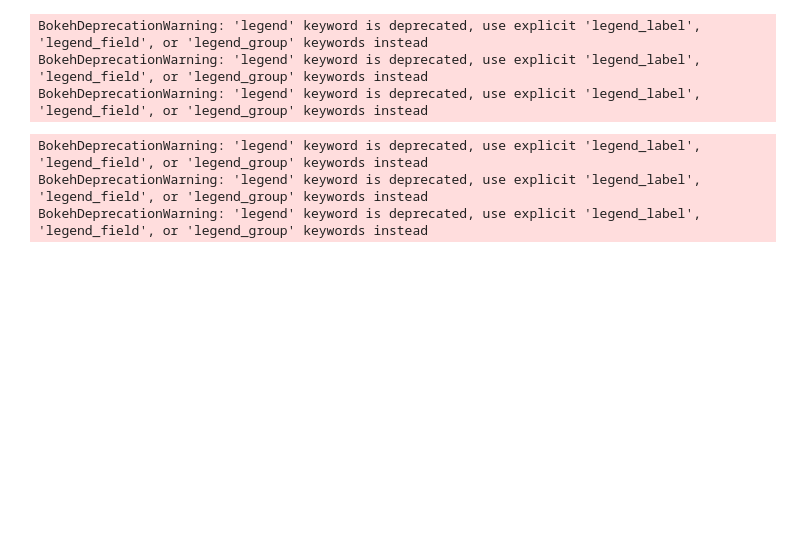
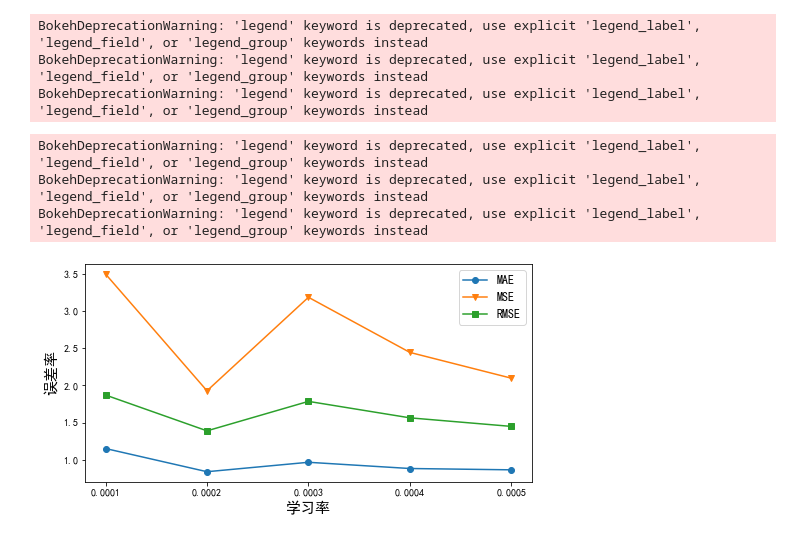
Before and after one commit to Maizehsu/PRP-2021-Summer, a Jupyter notebook: Code_xm/Code/EDA.ipynb, the cells around one changed output. Cells and saved outputs as stored; diff of their text form; code cells hidden in the pictures; blank space fills up the shorter version.

Commit message:
Image added

```diff
--- a/Code_xm/Code/EDA.ipynb
+++ b/Code_xm/Code/EDA.ipynb
@@ -222,3 +216,27 @@ p3 = figure(title="平均速度 vs. 平均加速度", **options,
 p3.circle("aveSpeed", "gridAcc", color=(255,132,23), fill_color=None, source=source);
 p = gridplot([[ p1, p2, p3]], toolbar_location="right");
 show(p);
+# %%
+import pandas as pd
+import numpy as np
+import matplotlib.pyplot as plt
+import seaborn as sns
+plt.rcParams['axes.unicode_minus'] = False
+plt.rcParams['font.sans-serif'] = 'SimHei'
+# data_all = pd.read_csv('D:/Working/SJTU/PRP-2021-Summer/Data/Processed_Data/DATASET-B.csv')
+fig = plt.figure(figsize=(8,4))
+x = [0.0001, 0.0002, 0.0003, 0.0004, 0.0005]
+y1 = [1.1502889394760132, 0.8380084037780762, 0.9650461673736572, 0.8811435699462891, 0.8633585572242737]
+y2 = [3.5005223751068115, 1.9279078245162964, 3.1874985694885254, 2.4448084831237793, 2.0976603031158447]
+y3 = [1.8709683418273926, 1.388491153717041, 1.7853567600250244, 1.5635883808135986, 1.4483301639556885]
+plt.plot(x, y1, label='MAE', marker = 'o');
+plt.plot(x, y2, label='MSE', marker = 'v');
+plt.plot(x, y3, label='RMSE', marker = 's');
+plt.xticks(np.arange(0.0001,0.0006,0.0001));
+plt.legend(fontsize=12, loc='upper right');
+# plt.tick_params(labelsize=18);
+plt.xlabel('学习率', fontsize=15);
+plt.ylabel('误差率', fontsize=15);
+plt.savefig('lr');
+# %% [output]
+[figure, added]
```
Also changed, not shown: parts of 3 cells of this notebook, 5 other files.
